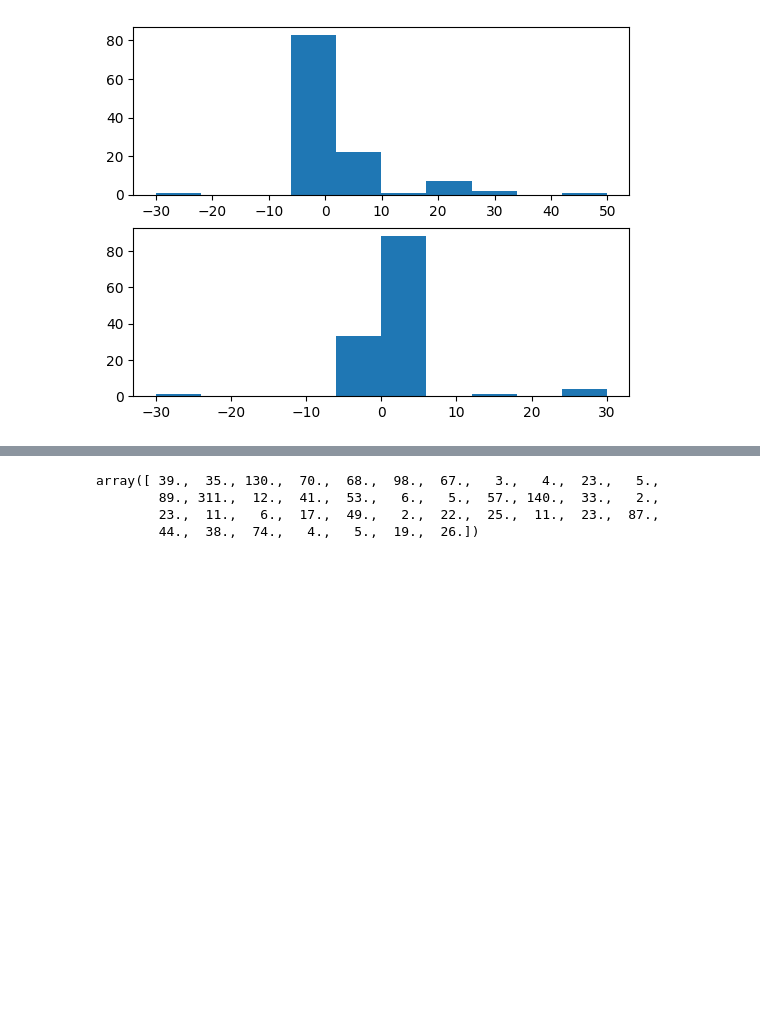
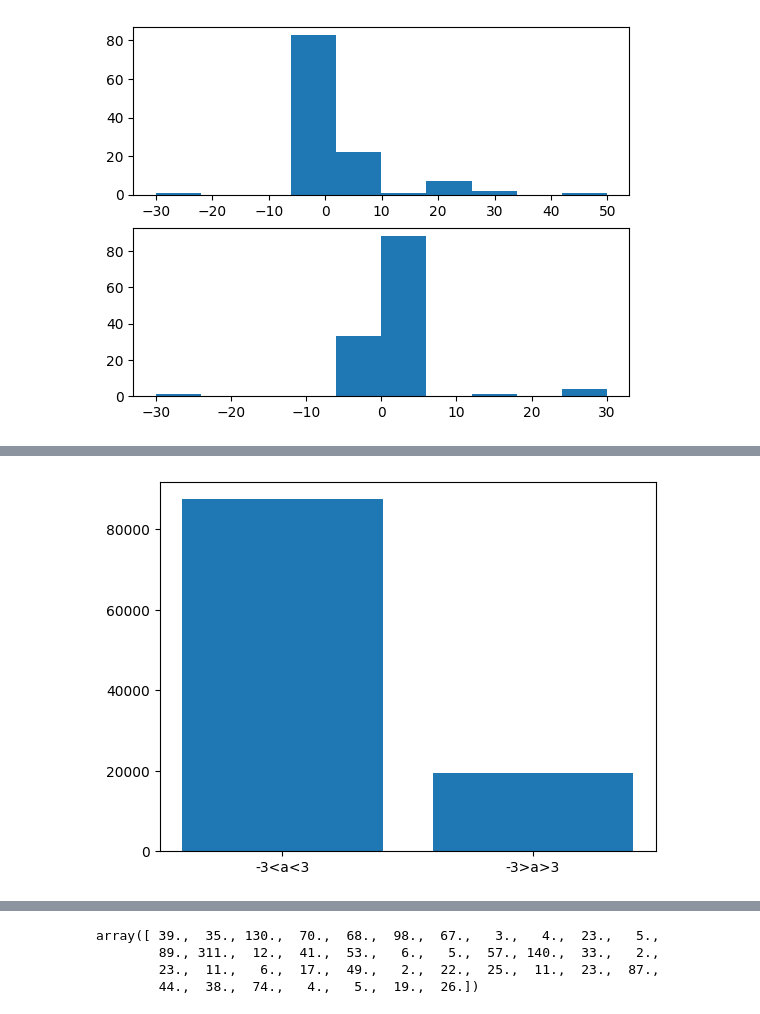
Before and after one commit to locsor/generativeControlUI, a Jupyter notebook: Analysis.ipynb, the cells around one changed output, grey strips where cells are left out. Saved outputs shown, nothing was run; the diff lists cells and outputs as text; code cells hidden in the pictures; blank space fills up the shorter version.

```diff
--- a/Analysis.ipynb
+++ b/Analysis.ipynb
@@ -189,0 +156,17 @@ plt.show()
+# %%
+a_temp = a.copy()
+act_rev = act.copy()
+a_temp = a_temp[act != -1]
+a1 = a_temp[a_temp<=3]
+a1 = a1[a1>=-3]
+a2 = list(a_temp[a_temp > 3])
+a2 += list(a_temp[a_temp < -3])
+
+fig, ax = plt.subplots()
+layers = ['-3<a<3', '-3>a>3']
+
+counts = [len(a1), len(a2)]
+ax.bar(layers,counts)
+plt.show()
+# %% [output]
+[figure, added]
```
Also changed, not shown: parts of 10 cells of this notebook, 3 other files.
